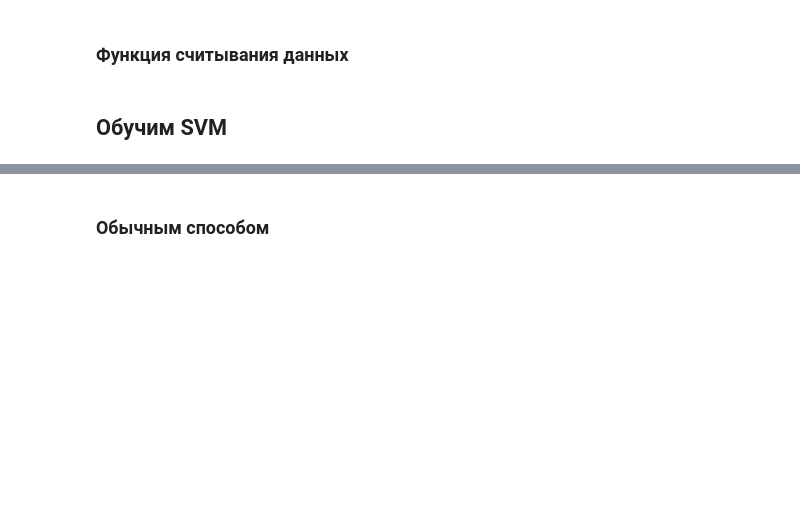
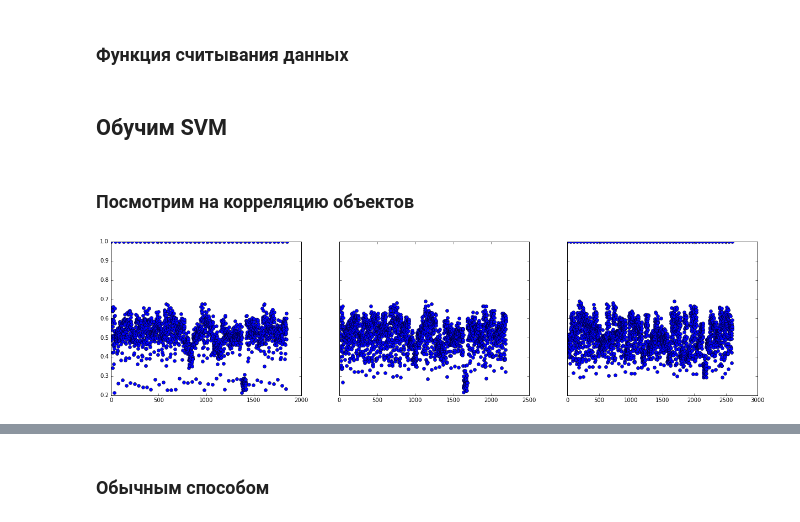
Before and after one commit to Tismoney/PRNI2016, a Jupyter notebook: KernelAlgoritm/KernelAlgoritm.ipynb, the cells around one changed output, grey strips where cells are left out. Saved outputs shown, nothing was run; the diff lists cells and outputs as text; code cells hidden in the pictures; blank space fills up the shorter version.

```diff
--- a/KernelAlgoritm/KernelAlgoritm.ipynb
+++ b/KernelAlgoritm/KernelAlgoritm.ipynb
@@ -150,7 +150,7 @@ def ker(A, B):
     B = convert(B, 'vec2mat')
     #Посчитаем расстояние
     d = np.linalg.norm(A.dot(A.T) - B.dot(B.T), 'fro')
-    return exp(-d * 10**-6*par)
+    return exp(-d * 10**-6)
 
 def my_kernel(X, Xfit):
     size1 = np.shape(X)[0]
@@ -160,3 +160,41 @@ def my_kernel(X, Xfit):
         for j in range(size2):
             dist[i][j] = ker(X[i], Xfit[j])
     return dist
+# %% [markdown]
+### Посмотрим на корреляцию объектов
+# %%
+from matplotlib import pyplot as plt
+%matplotlib inline
+
+def print_ker(ker, color):
+    y_ker = np.hstack(ker)
+    x_ker = np.arange(y_ker.shape[0])
+    plt.plot(x_ker, y_ker, color)
+
+def print_kers(kers):
+    f, ax = plt.subplots(1, np.size(kers), sharey=True, figsize=(21, 5))
+    for (i,ker) in enumerate(kers):
+        y_ker = np.hstack(ker)
+        x_ker = np.arange(y_ker.shape[0])
+        ax[i].plot(x_ker, y_ker,'bo')
+# %%
+def show_ker(k):
+    data = matrix_eig(get_autism("../Data/dti/"), k=k)
+    X = data['X_vec']
+    y = data['y']
+
+    X_0 = []
+    X_1 = []
+    for (i, y_i) in enumerate(y):
+        if   y_i == 0: X_0.append(X[i])
+        elif y_i == 1: X_1.append(X[i])
+
+    ker_1_1 = my_kernel(X_1, X_1)
+    ker_0_0 = my_kernel(X_0, X_0)
+    ker_0_1 = my_kernel(X_0, X_1)
+
+    print_kers([ker_0_0, ker_0_1, ker_1_1])
+# %%
+show_ker(245)
+# %% [output]
+[figure, added]
```
Also changed, not shown: parts of 6 cells of this notebook.
